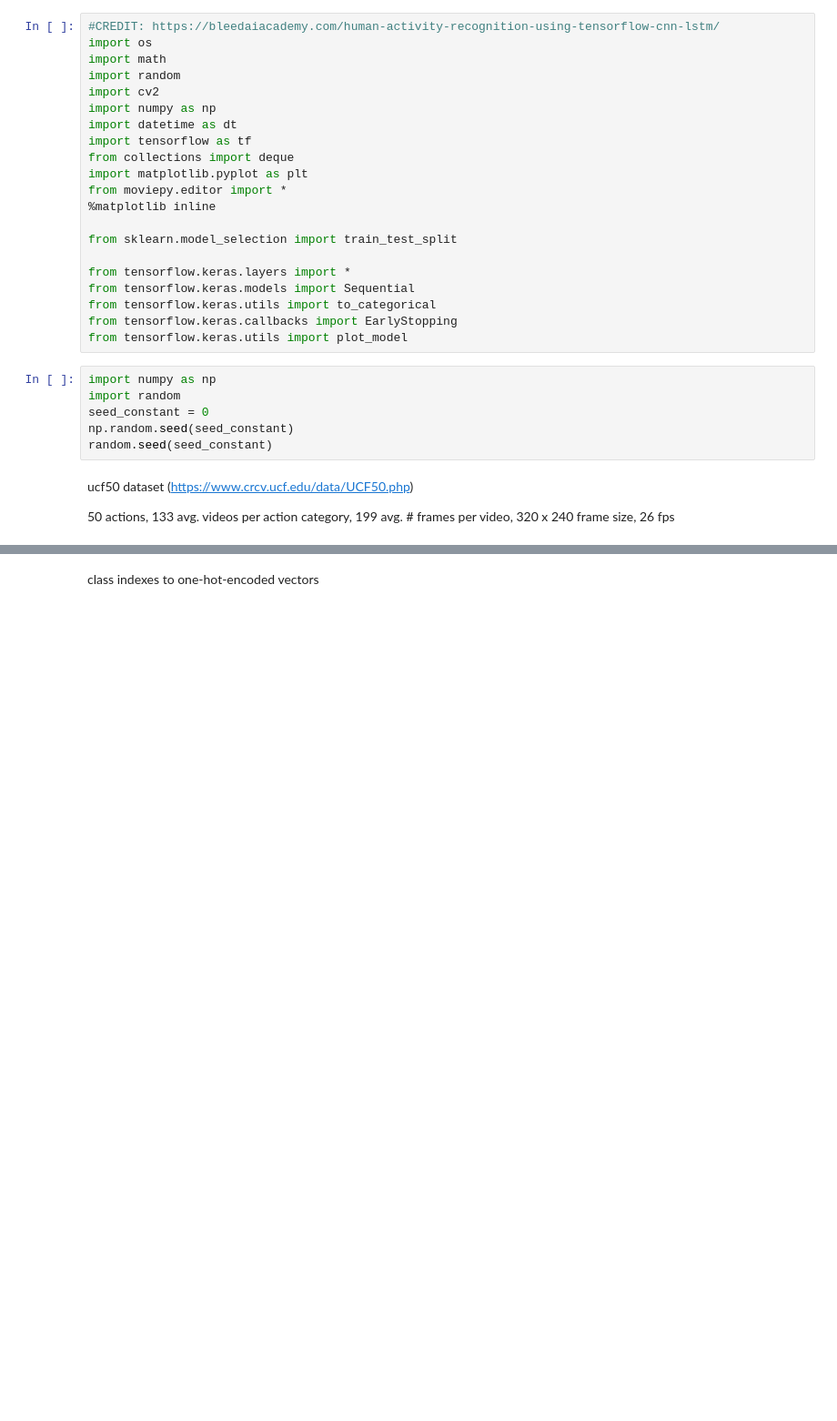
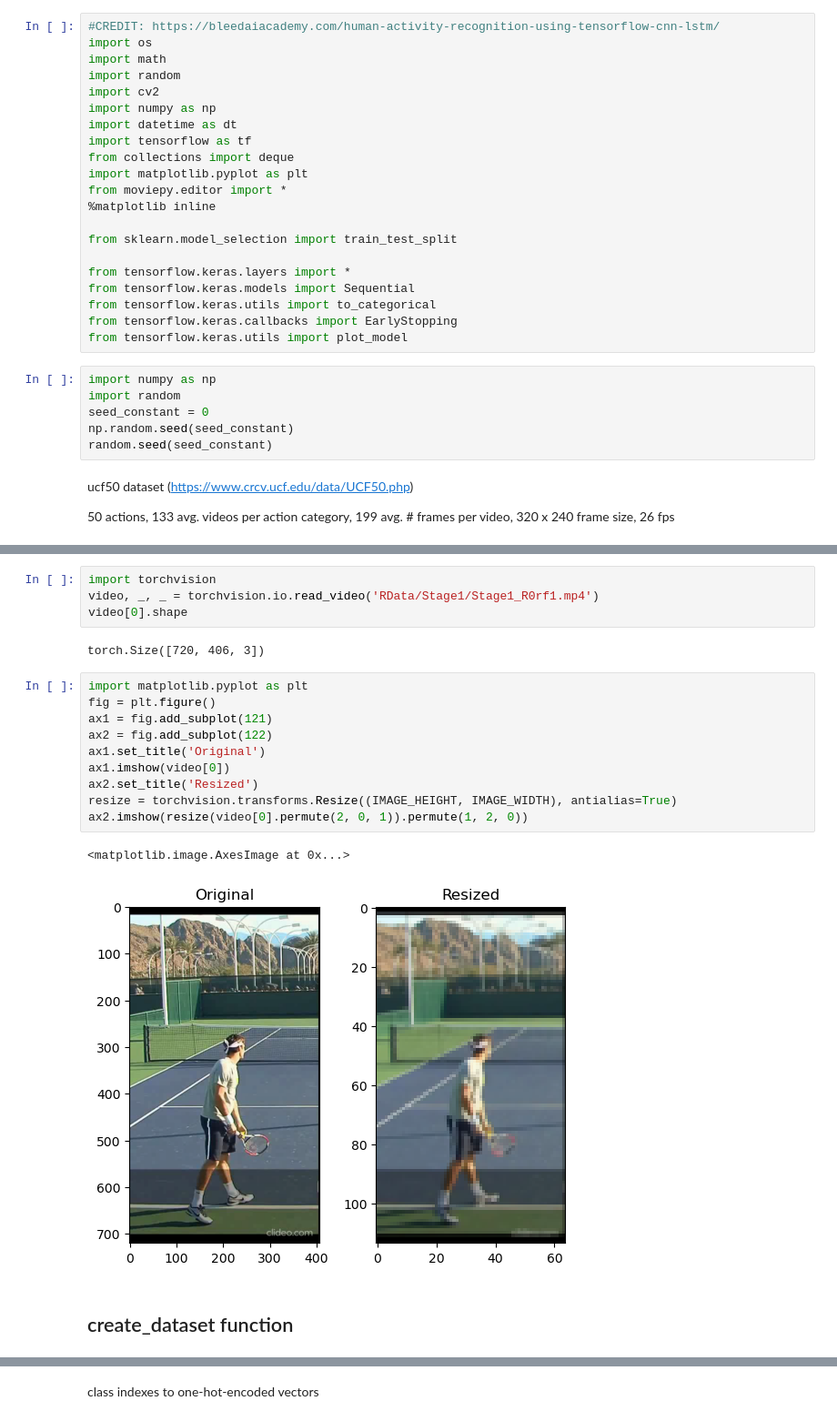
Before and after one commit to IncubyteAI/sports.ai, a Jupyter notebook: model.ipynb, the cells around one changed output, grey strips where cells are left out. Shown at 91% size. Cells and saved outputs as stored; diff of their text form; blank space fills up the shorter version.

Commit message:
update to use torchvision

```diff
--- a/model.ipynb
+++ b/model.ipynb
@@ -209,3 +212,24 @@ create dataset
+# %%
+import torchvision
+video, _, _ = torchvision.io.read_video('RData/Stage1/Stage1_R0rf1.mp4')
+video[0].shape
+# %% [output]
+torch.Size([720, 406, 3])
+# %%
+import matplotlib.pyplot as plt
+fig = plt.figure()
+ax1 = fig.add_subplot(121)
+ax2 = fig.add_subplot(122)
+ax1.set_title('Original')
+ax1.imshow(video[0])
+ax2.set_title('Resized')
+resize = torchvision.transforms.Resize((IMAGE_HEIGHT, IMAGE_WIDTH), antialias=True)
+ax2.imshow(resize(video[0].permute(2, 0, 1)).permute(1, 2, 0))
+# %% [output]
+<matplotlib.image.AxesImage at 0x...>
+[figure, added]
+# %% [markdown]
+## create_dataset function
 # %%
 def create_dataset():
     '''
```
Also changed, not shown: parts of 31 cells of this notebook, 1 other file.
